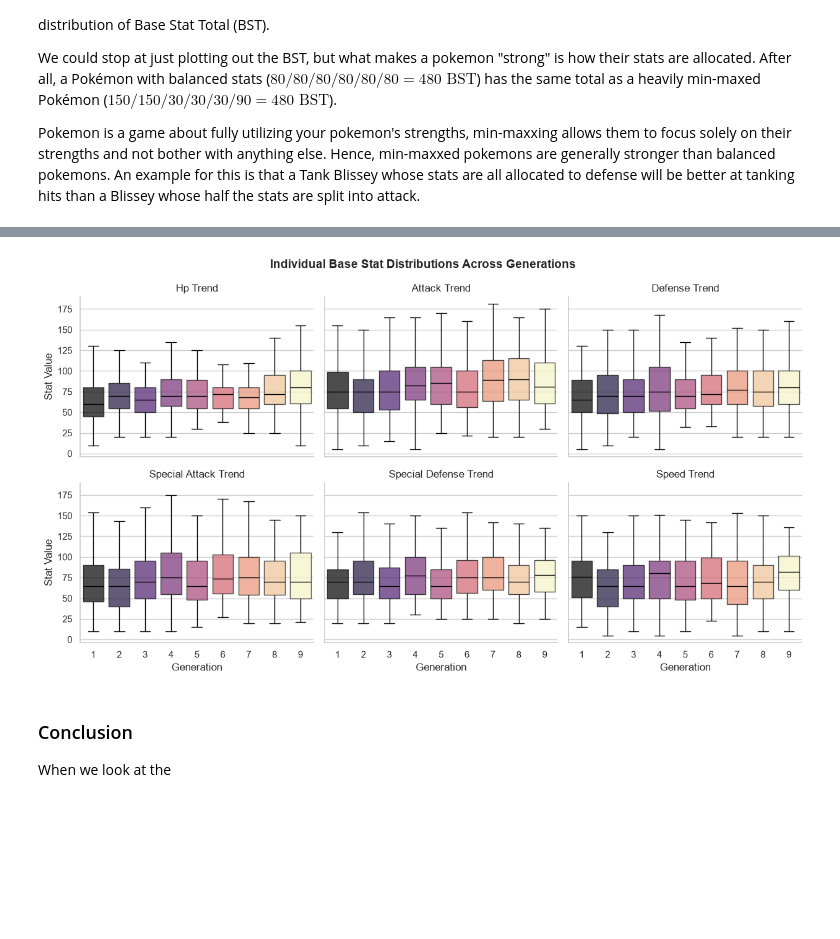
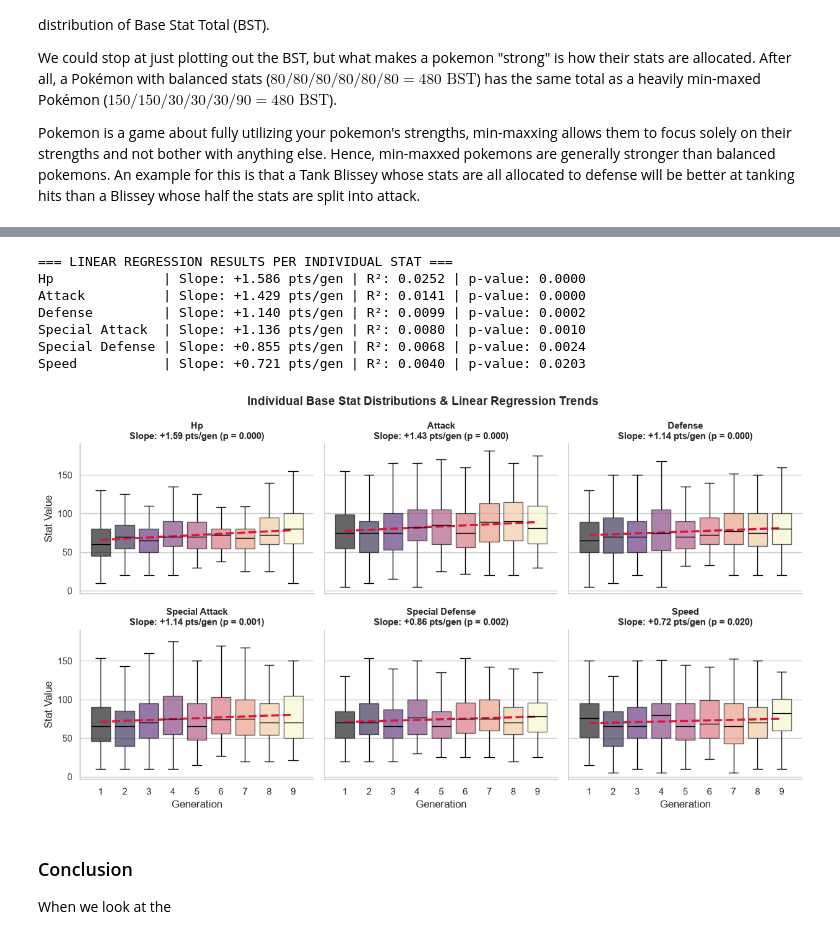
Before and after one commit to Lenicon/Jupyter-Notebook-Collection, a Jupyter notebook: pokemon_data_analysis.ipynb, the cells around one changed output, grey strips where cells are left out. Cells and saved outputs as stored; diff of their text form; code cells hidden in the pictures; blank space fills up the shorter version.

Commit message:
updated: added linear regression

```diff
--- a/pokemon_data_analysis.ipynb
+++ b/pokemon_data_analysis.ipynb
@@ -33,6 +38,8 @@ df = pd.read_csv(path)
 
 stat_cols = ['hp', 'attack', 'defense', 'special_attack', 'special_defense', 'speed']
 df['bst'] = df[stat_cols].sum(axis=1)
+df['stat_std'] = df[stat_cols].std(axis=1)
+
 
 gen_map = {
     'generation-i': 1, 'generation-ii': 2, 'generation-iii': 3,
@@ -52,6 +59,8 @@ df_melted['stat_type'] = (
     df_melted['stat_type'].str.replace('_', ' ').str.title()
 )
 
+df_standard = df[(df['is_legendary'] == False) & (df['is_mythical'] == False)]
+
 sns.set_theme(style="whitegrid")
 # %% [markdown]
 ## 1. Power Creep Analysis and Generational Stat Shift Analysis
@@ -100,34 +129,74 @@ plt.show()
 # %%
 # Code for Individual Stats vs Generation Number
+
 g = sns.catplot(
     data=df_melted,
     x='gen_num',
     y='stat_value',
     col='stat_type',
     col_wrap=3,
     kind='box',
     hue='gen_num',
     palette='magma',
     legend=False,
     height=3.5,
     aspect=1.2,
-    boxprops=dict(alpha=0.7),
+    boxprops=dict(alpha=0.6),
     showfliers=False,
 )
 
+
+print("=== LINEAR REGRESSION RESULTS PER INDIVIDUAL STAT ===")
+
+for stat_name, ax in g.axes_dict.items():
+    sub_data = df_melted[df_melted['stat_type'] == stat_name]
+
+    slope, intercept, r_val, p_val, std_err = stats.linregress(
+        sub_data['gen_num'], sub_data['stat_value']
+    )
+
+    print(
+        f"{stat_name:<15} | Slope: +{slope:.3f} pts/gen | R²: {r_val**2:.4f} | p-value: {p_val:.4f}"
+    )
+
+    gens = np.sort(sub_data['gen_num'].unique())
+    x_plot = gens - 1
+    y_plot = intercept + slope * gens
+
+    ax.plot(
+        x_plot,
+        y_plot,
+        color='crimson',
+        linewidth=2.5,
+        linestyle='--',
+        label='Regression Trend',
+    )
+
+    ax.set_title(
+        f'{stat_name}\nSlope: +{slope:.2f} pts/gen (p = {p_val:.3f})',
+        fontsize=11,
+        fontweight='bold',
+    )
+
 g.set_axis_labels('Generation', 'Stat Value')
-g.set_titles(col_template='{col_name} Trend')
-g.figure.subplots_adjust(top=0.9)
+g.figure.subplots_adjust(top=0.88)
 g.figure.suptitle(
-    'Individual Base Stat Distributions Across Generations',
+    'Individual Base Stat Distributions & Linear Regression Trends',
     fontsize=14,
     fontweight='bold',
 )
 
 plt.tight_layout()
 plt.show()
 # %% [output]
+=== LINEAR REGRESSION RESULTS PER INDIVIDUAL STAT ===
+Hp              | Slope: +1.586 pts/gen | R²: 0.0252 | p-value: 0.0000
+Attack          | Slope: +1.429 pts/gen | R²: 0.0141 | p-value: 0.0000
+Defense         | Slope: +1.140 pts/gen | R²: 0.0099 | p-value: 0.0002
+Special Attack  | Slope: +1.136 pts/gen | R²: 0.0080 | p-value: 0.0010
+Special Defense | Slope: +0.855 pts/gen | R²: 0.0068 | p-value: 0.0024
+Speed           | Slope: +0.721 pts/gen | R²: 0.0040 | p-value: 0.0203
-[figure, old version]
+[figure, new version]
 # %% [markdown]
 ### Conclusion
 
```
Also changed, not shown: parts of 2 cells of this notebook.
